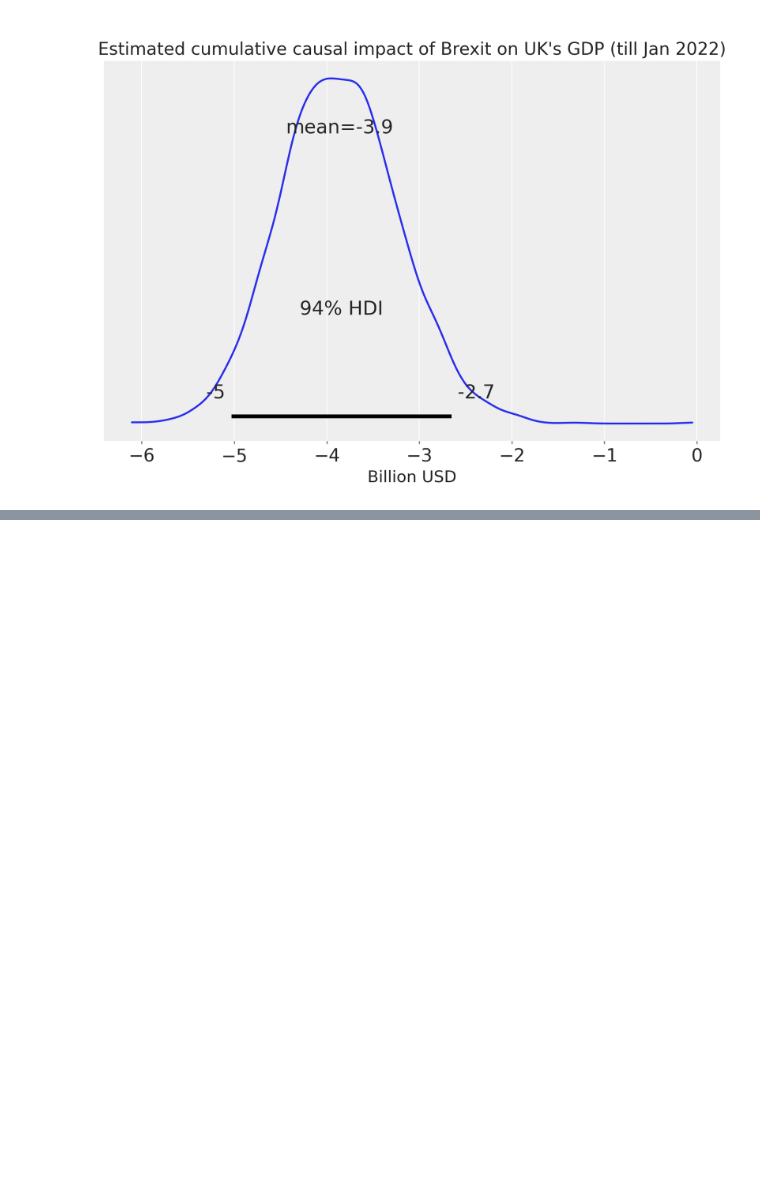
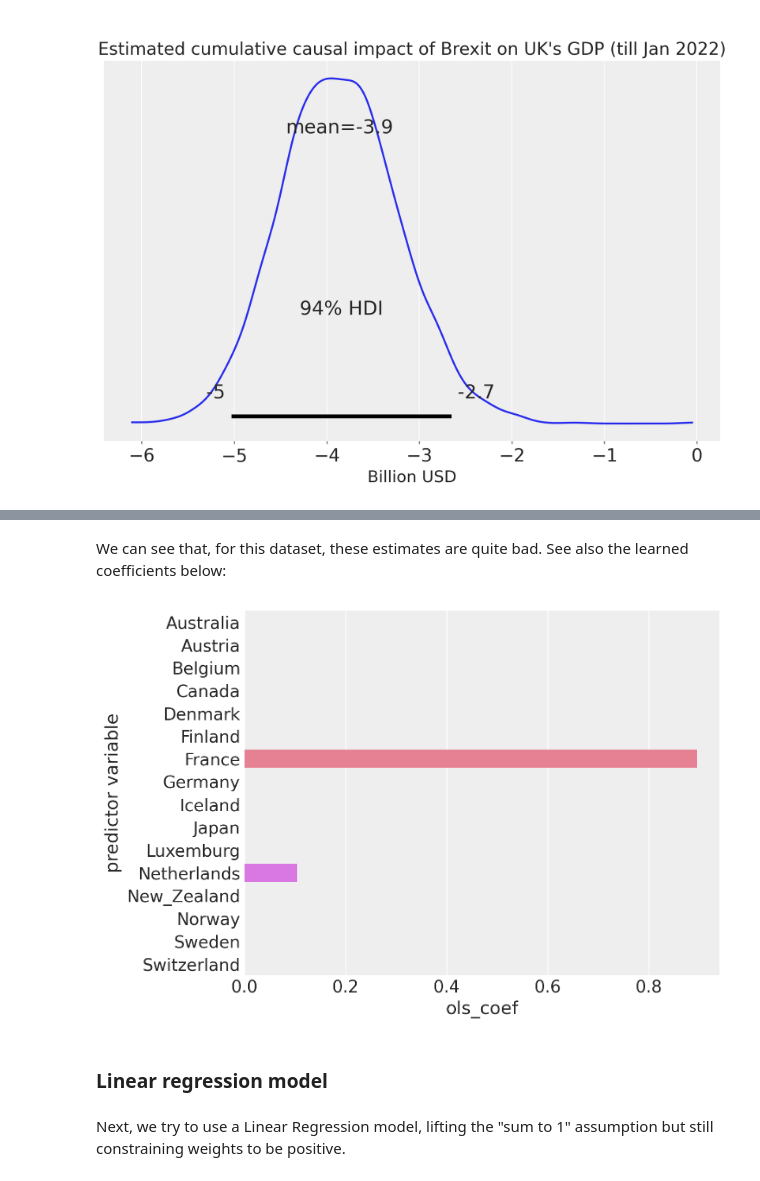
Before and after one commit to francescoamat0/causal-inference-methods, a Jupyter notebook: synthetic_control/brexit_effects.ipynb, the cells around one changed output, grey strips where cells are left out. Saved outputs shown, nothing was run; the diff lists cells and outputs as text; code cells hidden in the pictures; blank space fills up the shorter version.

```diff
--- a/synthetic_control/brexit_effects.ipynb
+++ b/synthetic_control/brexit_effects.ipynb
@@ -304,0 +334,10 @@ ax.set(
+# %% [markdown]
+We can see that, for this dataset, these estimates are quite bad. See also the learned coefficients below:
+# %%
+result_wp.plot_coeffs()
+# %% [output]
+[figure, added]
+# %% [markdown]
+### Linear regression model
+# %% [markdown]
+Next, we try to use a Linear Regression model, lifting the "sum to 1" assumption but still constraining weights to be positive.
```
Also changed, not shown: parts of 20 cells of this notebook.
